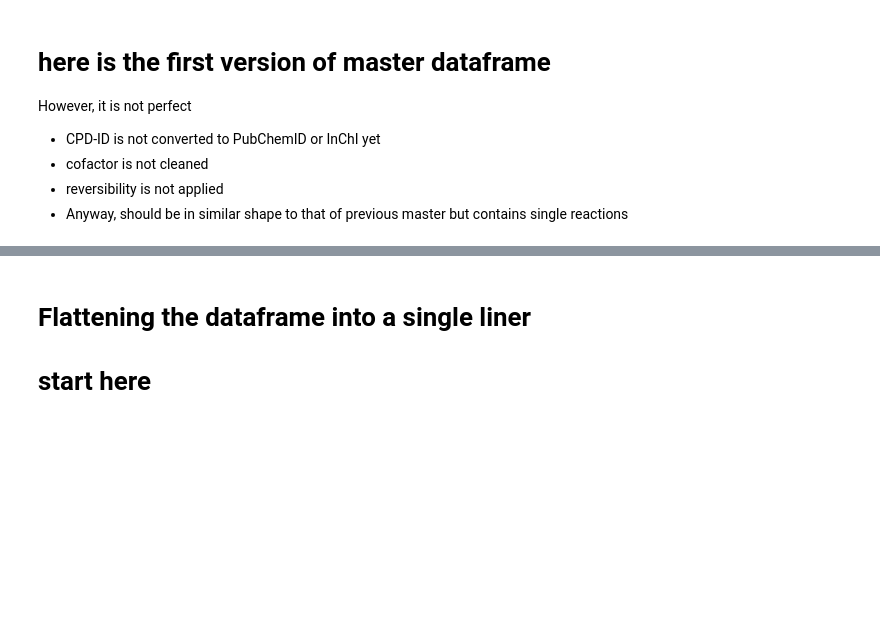
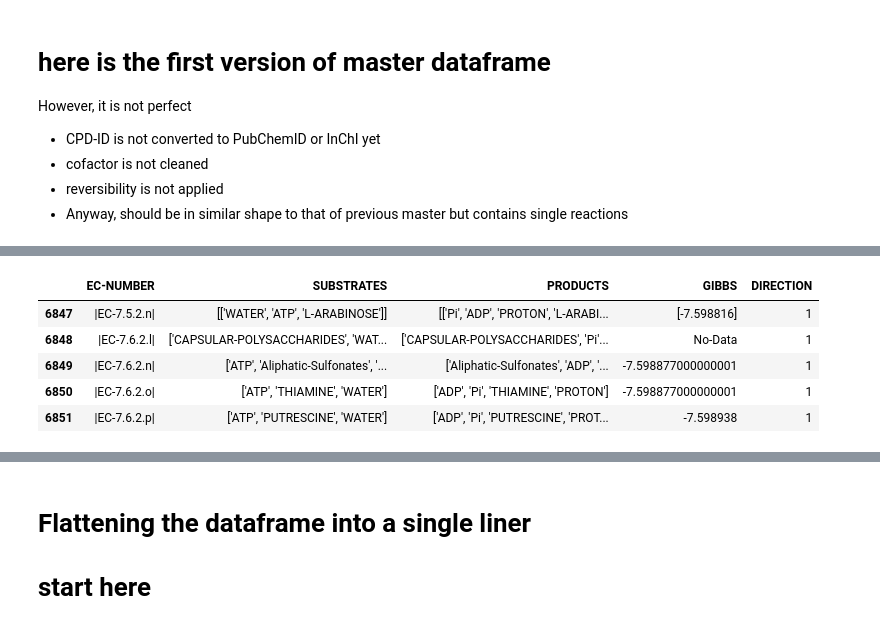
Before and after one commit to metamoles/metamoles, a Jupyter notebook: notebooks/Data_organization.ipynb, the cells around one changed output, grey strips where cells are left out. Saved outputs shown, nothing was run; the diff lists cells and outputs as text; code cells hidden in the pictures; blank space fills up the shorter version.

```diff
--- a/notebooks/Data_organization.ipynb
+++ b/notebooks/Data_organization.ipynb
@@ -571,0 +619,9 @@ df_master.head()
+# %%
+df_master.tail()
+# %% [output]
+|  | EC-NUMBER | SUBSTRATES | PRODUCTS | GIBBS | DIRECTION |
+| 6847 | |EC-7.5.2.n| | [['WATER', 'ATP', 'L-ARABINOSE']] | [['Pi', 'ADP', 'PROTON', 'L-ARABI... | [-7.598816] | 1 |
+| 6848 | |EC-7.6.2.l| | ['CAPSULAR-POLYSACCHARIDES', 'WAT... | ['CAPSULAR-POLYSACCHARIDES', 'Pi'... | No-Data | 1 |
+| 6849 | |EC-7.6.2.n| | ['ATP', 'Aliphatic-Sulfonates', '... | ['Aliphatic-Sulfonates', 'ADP', '... | -7.598877000000001 | 1 |
+| 6850 | |EC-7.6.2.o| | ['ATP', 'THIAMINE', 'WATER'] | ['ADP', 'Pi', 'THIAMINE', 'PROTON'] | -7.598877000000001 | 1 |
+| 6851 | |EC-7.6.2.p| | ['ATP', 'PUTRESCINE', 'WATER'] | ['ADP', 'Pi', 'PUTRESCINE', 'PROT... | -7.598938 | 1 |
```
Also changed, not shown: parts of 51 cells of this notebook, 4 other files.
